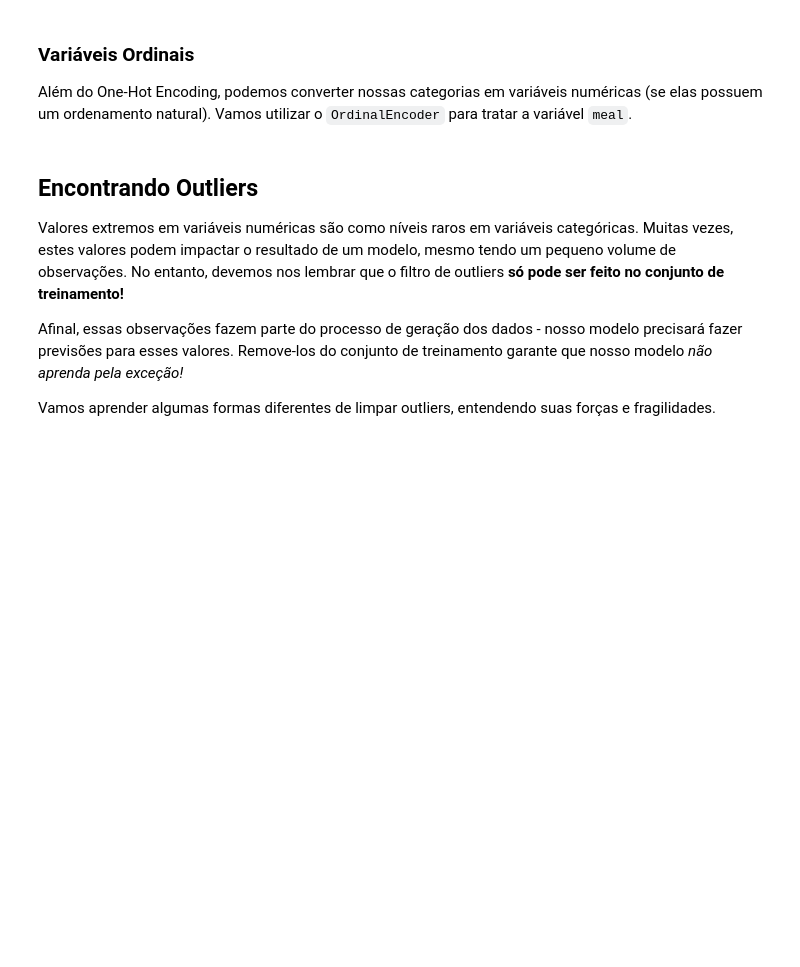
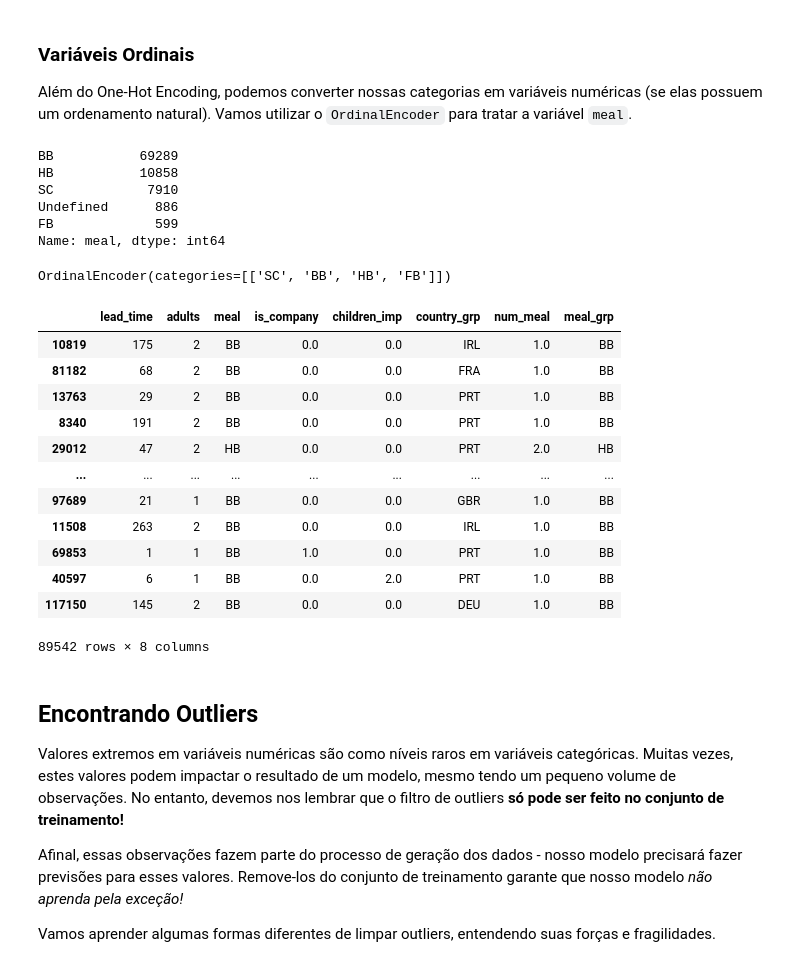
Before and after one commit to pedroteche-ih/79_PT_JUN2022, a Jupyter notebook: aulas/79 DA PT JUN-2022 ML Workflow.ipynb, the cells around one changed output. Saved outputs shown, nothing was run; the diff lists cells and outputs as text; code cells hidden in the pictures; blank space fills up the shorter version.

```diff
--- a/aulas/79 DA PT JUN-2022 ML Workflow.ipynb
+++ b/aulas/79 DA PT JUN-2022 ML Workflow.ipynb
@@ -106,7 +204,5 @@ tb_niveis_country
 # %%
-mask_niveis = tb_niveis_country["num_obs"] > (sum(tb_niveis_country["num_obs"]) * 0.01)
+mask_niveis = tb_niveis_country["num_obs"] > 500
+
 tb_niveis_country.loc[mask_niveis, "country_grp"] = tb_niveis_country["country_imp"]
 tb_niveis_country.loc[~mask_niveis, "country_grp"] = "Others"
-tb_niveis_country.index = tb_niveis_country["country_imp"]
-tb_niveis_country = tb_niveis_country.drop(["num_obs", "country_imp"], axis=1)
-tb_niveis_country
@@ -141,12 +367,45 @@ Além do One-Hot Encoding, podemos converter nossas categorias em variáveis num
 from sklearn.preprocessing import OrdinalEncoder
 # %%
 X_train["meal"].value_counts()
+# %% [output]
+BB           69289
+HB           10858
+SC            7910
+Undefined      886
+FB             599
+Name: meal, dtype: int64
+# %%
+dict_meal = {
+    'BB' : 'BB',
+    'HB' : 'HB',
+    'SC' : 'SC',
+    'Undefined' : 'SC',
+    'FB' : 'FB'
+}
+
+X_train["meal_grp"] = X_train["meal"].map(dict_meal)
 # %%
-ordinal = OrdinalEncoder(categories=[["Undefined", "SC", "BB", "HB", "FB"]])
-ordinal.fit(X_train[["meal"]])
+ordinal = OrdinalEncoder(categories=[["SC", "BB", "HB", "FB"]])
+ordinal.fit(X_train[["meal_grp"]])
+# %% [output]
+OrdinalEncoder(categories=[['SC', 'BB', 'HB', 'FB']])
 # %%
-X_train["num_meal"] = ordinal.transform(X_train[["meal"]])
+X_train["num_meal"] = ordinal.transform(X_train[["meal_grp"]])
 X_train
+# %% [output]
+|  | lead_time | adults | meal | is_company | children_imp | country_grp | num_meal | meal_grp |
+| 10819 | 175 | 2 | BB | 0.0 | 0.0 | IRL | 1.0 | BB |
+| 81182 | 68 | 2 | BB | 0.0 | 0.0 | FRA | 1.0 | BB |
+| 13763 | 29 | 2 | BB | 0.0 | 0.0 | PRT | 1.0 | BB |
+| 8340 | 191 | 2 | BB | 0.0 | 0.0 | PRT | 1.0 | BB |
+| 29012 | 47 | 2 | HB | 0.0 | 0.0 | PRT | 2.0 | HB |
+| ... | ... | ... | ... | ... | ... | ... | ... | ... |
+| 97689 | 21 | 1 | BB | 0.0 | 0.0 | GBR | 1.0 | BB |
+| 11508 | 263 | 2 | BB | 0.0 | 0.0 | IRL | 1.0 | BB |
+| 69853 | 1 | 1 | BB | 1.0 | 0.0 | PRT | 1.0 | BB |
+| 40597 | 6 | 1 | BB | 0.0 | 2.0 | PRT | 1.0 | BB |
+| 117150 | 145 | 2 | BB | 0.0 | 0.0 | DEU | 1.0 | BB |
+89542 rows × 8 columns
 # %% [markdown]
 ## Encontrando Outliers
 
```
Also changed, not shown: parts of 47 cells of this notebook, 3 other files.
